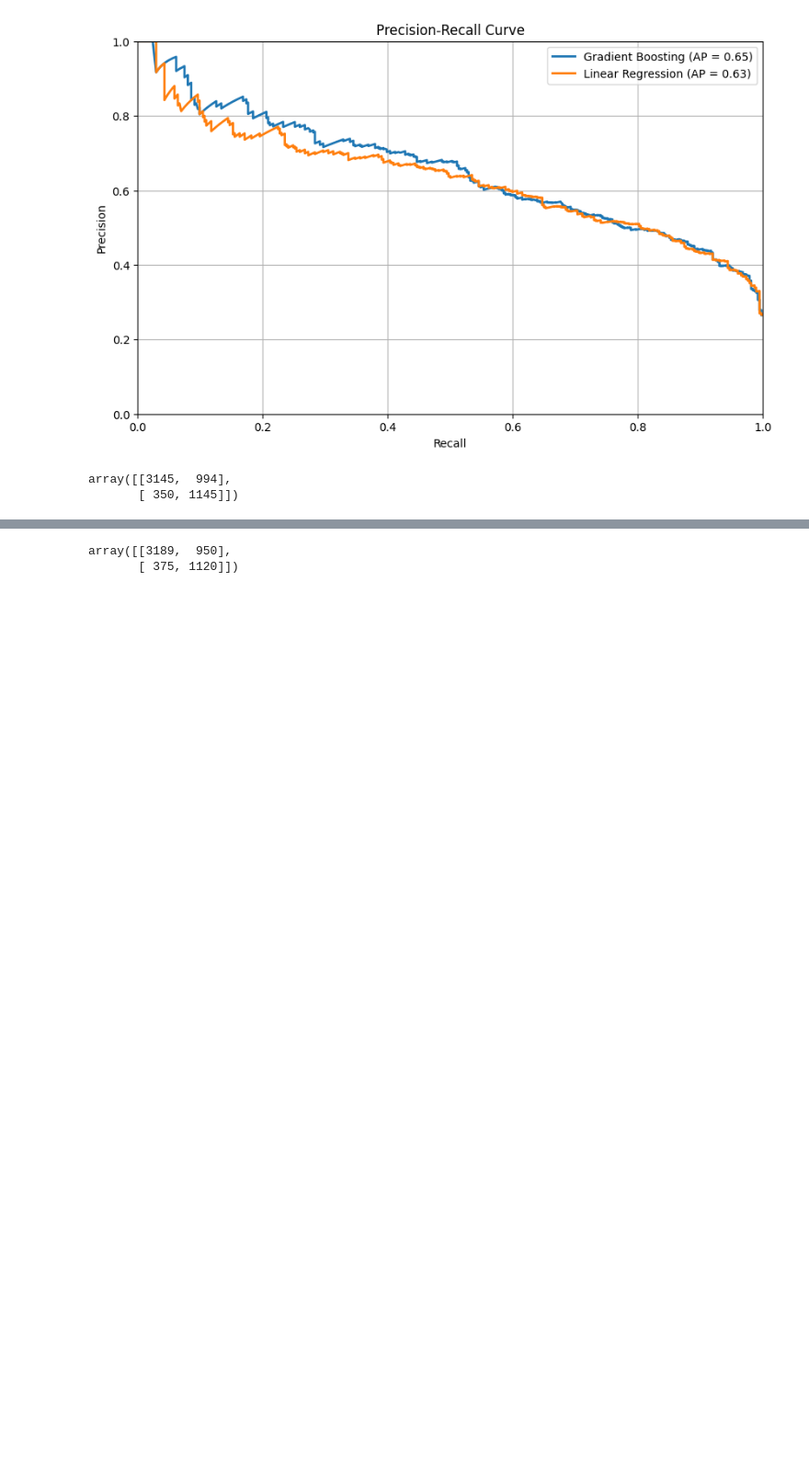
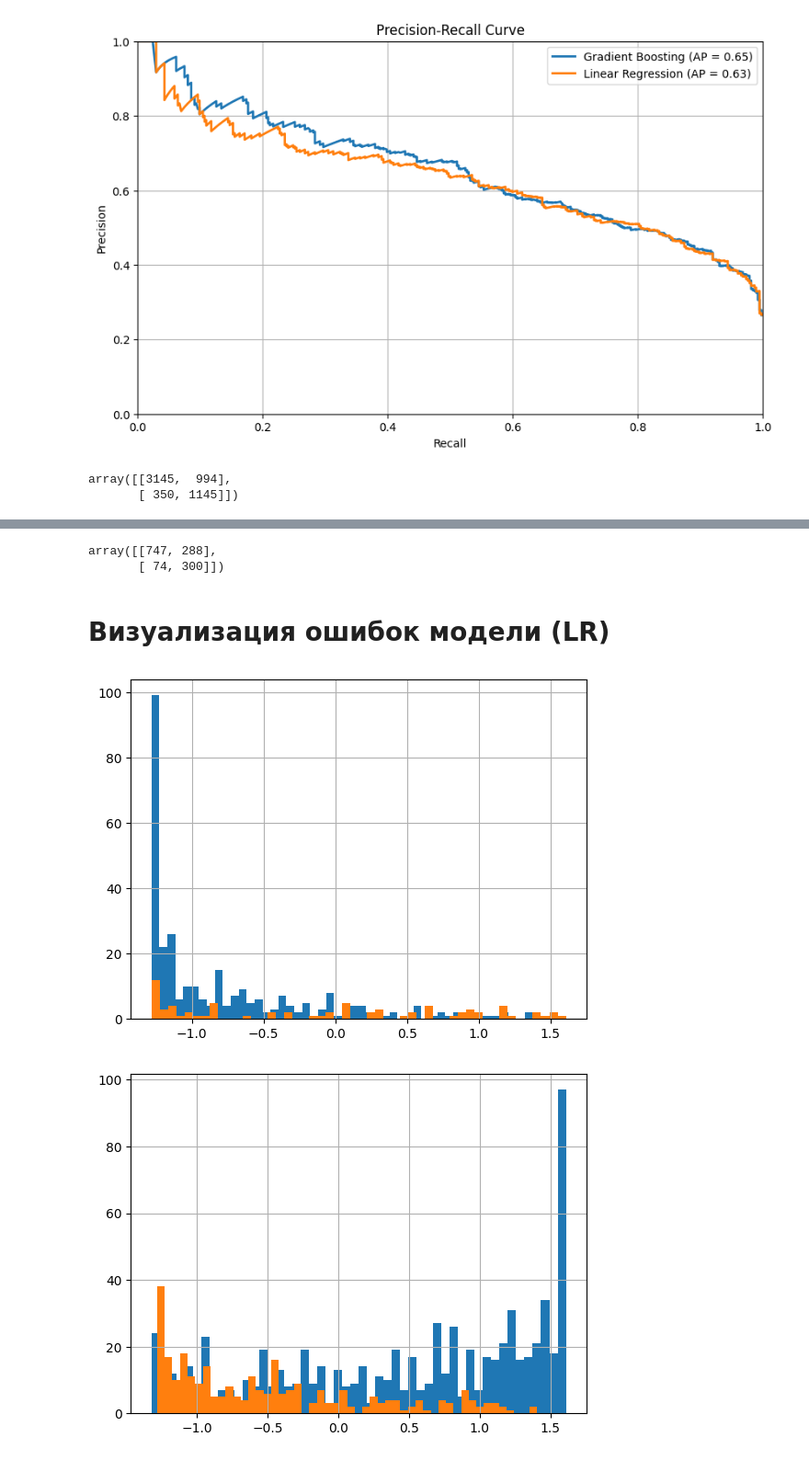
Before and after one commit to rezect/customer-churn-prediction, a Jupyter notebook: notebooks/03_modeling.ipynb, the cells around one changed output, grey strips where cells are left out. Shown: that part at 92% size. Drawn from its saved outputs; the diff is of its cells as text; code cells hidden in the pictures; blank space fills up the shorter version.

```diff
--- a/notebooks/03_modeling.ipynb
+++ b/notebooks/03_modeling.ipynb
@@ -322,12 +362,41 @@ R: 0.7406417112299465
 # %%
-from sklearn.model_selection import FixedThresholdClassifier
+y_pred_test = lr_tuned.predict(X_test)
+y_pred_proba_test = lr_tuned.predict_proba(X_test)
+cm = confusion_matrix(y_test, y_pred_test)
 
-lr_tuned = FixedThresholdClassifier(lr_tuned, threshold=optimal_threshold_f1)
+cm
 
-y_pred_cv = cross_val_predict(lr_tuned, X_train, y_train, cv=10, n_jobs=-1)
-cm_cv = confusion_matrix(y_train, y_pred_cv)
-
-cm_cv
+# array([[747, 288],
+#        [ 74, 300]])
 # %% [output]
-array([[3189,  950],
-       [ 375, 1120]])
+array([[747, 288],
+       [ 74, 300]])
+# %% [markdown]
+# Визуализация ошибок модели (LR)
+# %%
+X_test_preprocessed = preprocessing[:-1].transform(X_test)
+
+false_negative = X_test_preprocessed[
+    (y_pred_test == 0) & (y_test == 1)
+]
+true_positive = X_test_preprocessed[
+    (y_pred_test == 1) & (y_test == 1)
+]
+false_positive = X_test_preprocessed[
+    (y_pred_test == 1) & (y_test == 0)
+]
+true_negative = X_test_preprocessed[
+    (y_pred_test == 0) & (y_test == 0)
+]
+
+col = "num__tenure"
+true_positive[col].hist(bins=50)
+false_negative[col].hist(bins=50)
+plt.show()
+
+true_negative[col].hist(bins=50)
+false_positive[col].hist(bins=50)
+plt.show()
+# %% [output]
+[figure, added]
+[figure, added]
```
Also changed, not shown: parts of 12 cells of this notebook, 1 other file.
